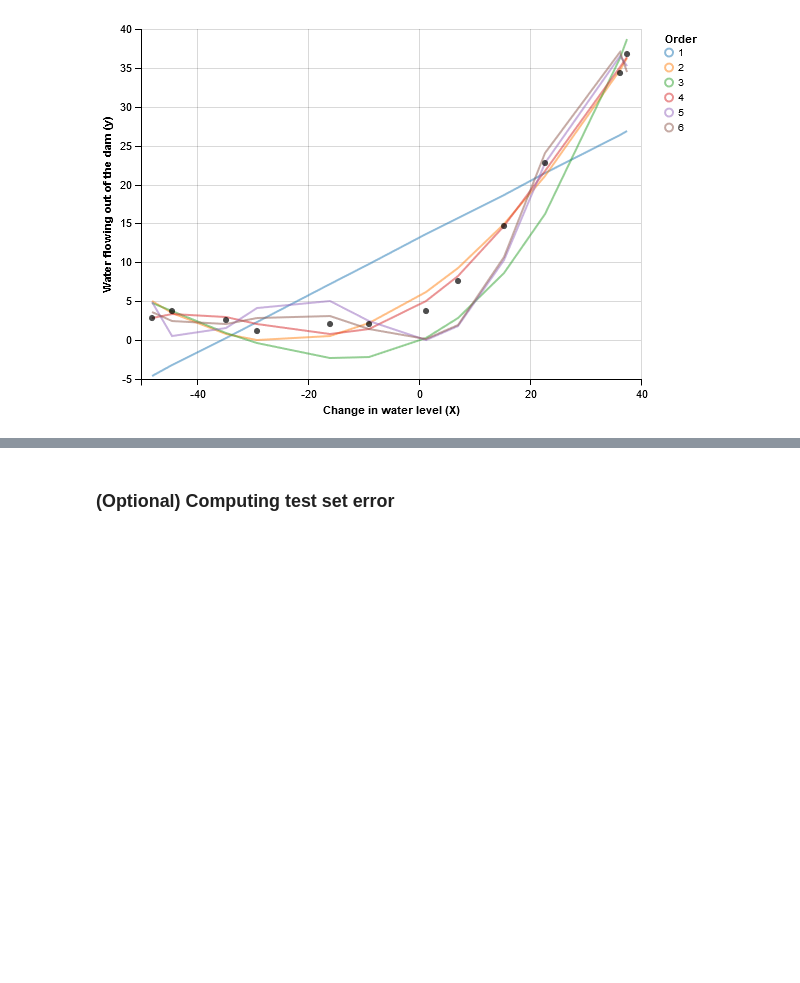
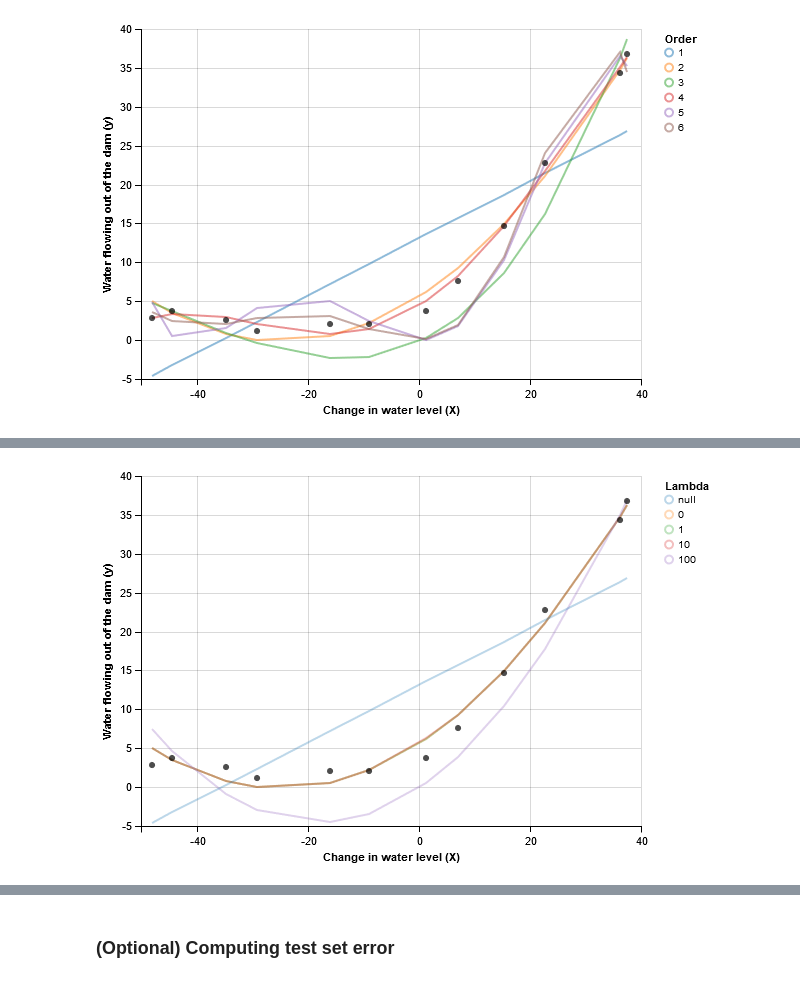
Before and after one commit to JeffMacaluso/Misc, a Jupyter notebook: MachineLearningMOOC/Ex5 Python - Regularized Linear Regression and Bias vs. Variance.ipynb, the cells around one changed output, grey strips where cells are left out. Cells and saved outputs as stored; diff of their text form; code cells hidden in the pictures; blank space fills up the shorter version.

```diff
--- a/MachineLearningMOOC/Ex5 Python - Regularized Linear Regression and Bias vs. Variance.ipynb
+++ b/MachineLearningMOOC/Ex5 Python - Regularized Linear Regression and Bias vs. Variance.ipynb
@@ -252,11 +252,12 @@ map_polynomial(X, power).shape
 dfPoly = df.copy()
 
 # Generating predictions for the orders specified
-for order in range(2, power+1):
+for order in range(2, power + 1):
     Xpoly = map_polynomial(X, order)
-    optimalTheta = fit_model(np.zeros(order+1), Xpoly, y)
+    optimalTheta = fit_model(np.zeros(order + 1), Xpoly, y)
     prediction = optimalTheta[0] + np.sum(optimalTheta[1:] * Xpoly, axis=1)
-    dfPoly = dfPoly.append(pd.DataFrame({'Prediction': prediction, 'X': X.flatten(), 'Order': order}))
+    dfPoly = dfPoly.append(pd.DataFrame(
+        {'Prediction': prediction, 'X': X.flatten(), 'Order': order}))
 
 dfPoly['Order'].fillna(1, inplace=True)
 
@@ -265,14 +266,15 @@ chart = altair.LayeredChart(dfPoly)
 
 # Plotting the fitting lines
 chart += altair.Chart(dfPoly).mark_line(opacity=0.5).encode(
-            x=altair.X('X:Q', axis=altair.Axis(title='Change in water level (X)')),
-            y=altair.Y('Prediction:Q', axis=altair.Axis(title='Water flowing out of the dam (y)')),
-            color='Order:N')
+    x=altair.X('X:Q', axis=altair.Axis(title='Change in water level (X)')),
+    y=altair.Y('Prediction:Q', axis=altair.Axis(
+        title='Water flowing out of the dam (y)')),
+    color='Order:N')
 
 # Plotting original data
 chart += altair.Chart(dfPoly).mark_circle(color='black').encode(
-            x='X:Q',
-            y='y:Q')
+    x='X:Q',
+    y='y:Q')
 
 # Rendering the output
 chart.display()
@@ -285,0 +297,31 @@ chart.display()
+# %%
+dfReg = df.copy()
+
+order = 2
+Xpoly = map_polynomial(X, order)
+
+for C in [0, 1, 10, 100]:
+    optimalTheta = fit_model(np.zeros(order + 1), Xpoly, y, C)
+    prediction = optimalTheta[0] + np.sum(optimalTheta[1:] * Xpoly, axis=1)
+    dfReg = dfReg.append(pd.DataFrame(
+        {'Prediction': prediction, 'X': X.flatten(), 'Lambda': C}))
+
+
+# Creating the initial object for layering charts
+chart = altair.LayeredChart(dfReg)
+
+# Plotting the fitting lines
+chart += altair.Chart(dfReg).mark_line(opacity=0.3).encode(
+    x=altair.X('X:Q', axis=altair.Axis(title='Change in water level (X)')),
+    y=altair.Y('Prediction:Q', axis=altair.Axis(
+        title='Water flowing out of the dam (y)')),
+    color='Lambda:N')
+
+# Plotting original data
+chart += altair.Chart(dfReg).mark_circle(color='black').encode(
+    x='X:Q',
+    y='y:Q')
+
+# Rendering the output
+chart.display()
+# %% [output]
@@ -285,0 +329 @@ chart.display()
+[figure, added]
```
Also changed, not shown: parts of 12 cells of this notebook.
